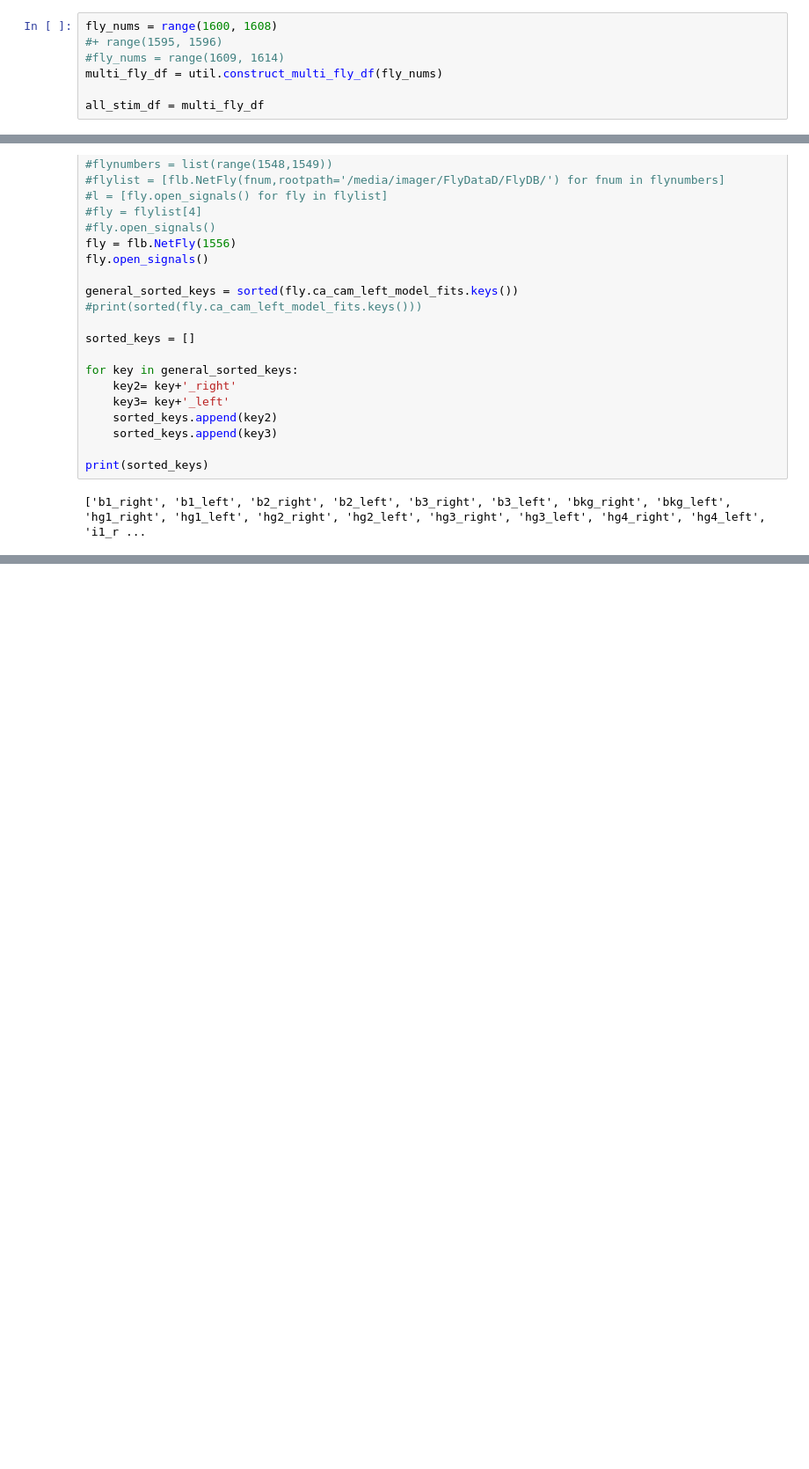
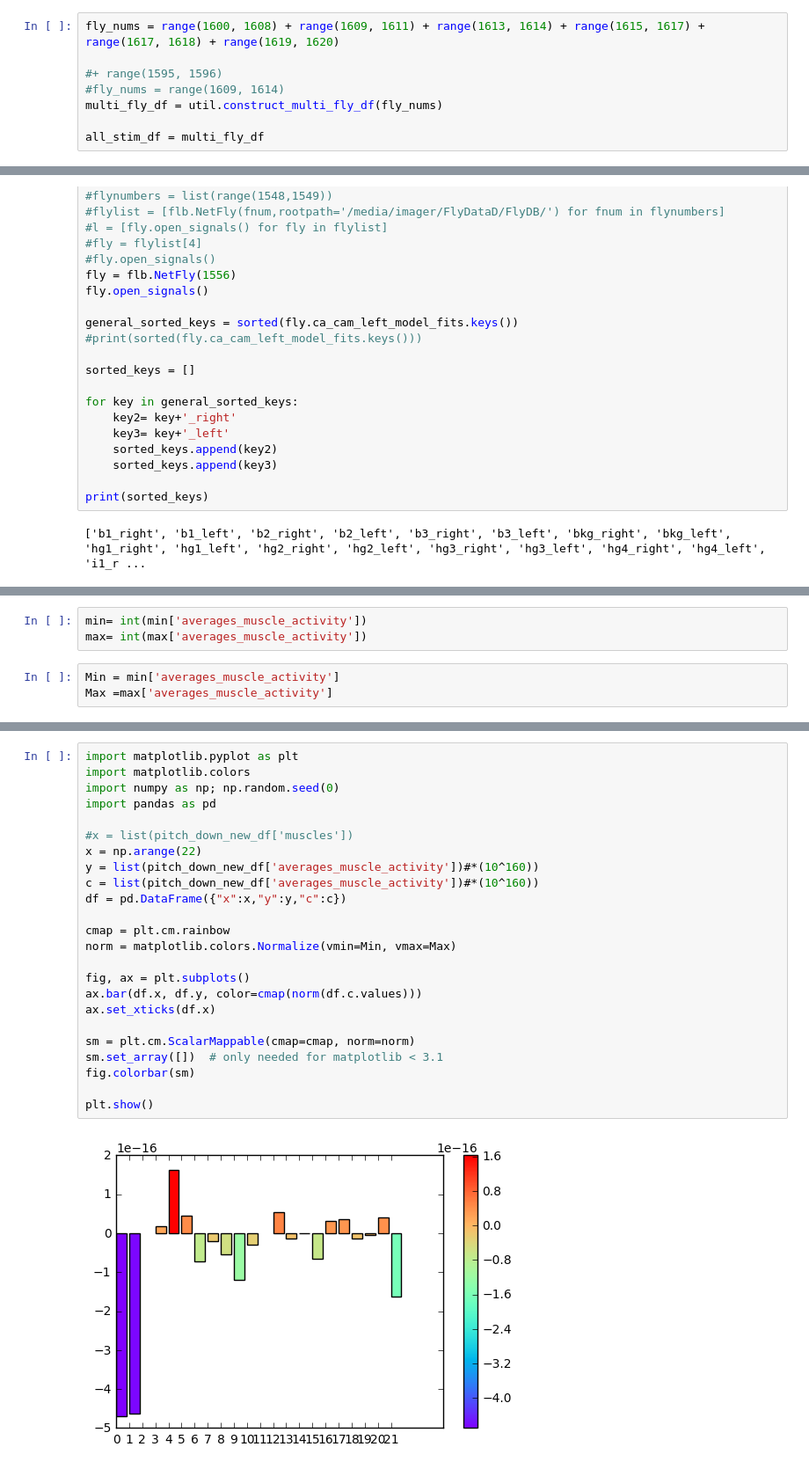
Before and after one commit to lyshds/kinematics_triggered_correlations, a Jupyter notebook: 37_activity_matrices.ipynb, the cells around one changed output, grey strips where cells are left out. Shown at 88% size. Drawn from its saved outputs; the diff is of its cells as text; blank space fills up the shorter version.

```diff
--- a/37_activity_matrices.ipynb
+++ b/37_activity_matrices.ipynb
@@ -14,7 +14,8 @@ import pandas as pd
 # %%
 import networkx as nx
 # %%
-fly_nums = range(1600, 1608)
+fly_nums = range(1600, 1608) + range(1609, 1611) + range(1613, 1614) + range(1615, 1617) + range(1617, 1618) + range(1619, 1620)
+
 #+ range(1595, 1596)
 #fly_nums = range(1609, 1614)
 multi_fly_df = util.construct_multi_fly_df(fly_nums)
@@ -445,0 +298,6 @@ alt.Chart(source).mark_rect().encode(
+# %%
+min= int(min['averages_muscle_activity'])
+max= int(max['averages_muscle_activity'])
+# %%
+Min = min['averages_muscle_activity']
+Max =max['averages_muscle_activity']
@@ -445,0 +310,26 @@ alt.Chart(source).mark_rect().encode(
+# %%
+import matplotlib.pyplot as plt
+import matplotlib.colors
+import numpy as np; np.random.seed(0)
+import pandas as pd
+
+#x = list(pitch_down_new_df['muscles'])
+x = np.arange(22)
+y = list(pitch_down_new_df['averages_muscle_activity'])#*(10^160))
+c = list(pitch_down_new_df['averages_muscle_activity'])#*(10^160))
+df = pd.DataFrame({"x":x,"y":y,"c":c})
+
+cmap = plt.cm.rainbow
+norm = matplotlib.colors.Normalize(vmin=Min, vmax=Max)
+
+fig, ax = plt.subplots()
+ax.bar(df.x, df.y, color=cmap(norm(df.c.values)))
+ax.set_xticks(df.x)
+
+sm = plt.cm.ScalarMappable(cmap=cmap, norm=norm)
+sm.set_array([])  # only needed for matplotlib < 3.1
+fig.colorbar(sm)
+
+plt.show()
+# %% [output]
+[figure, added]
```
Also changed, not shown: parts of 39 cells of this notebook, 5 other files.
